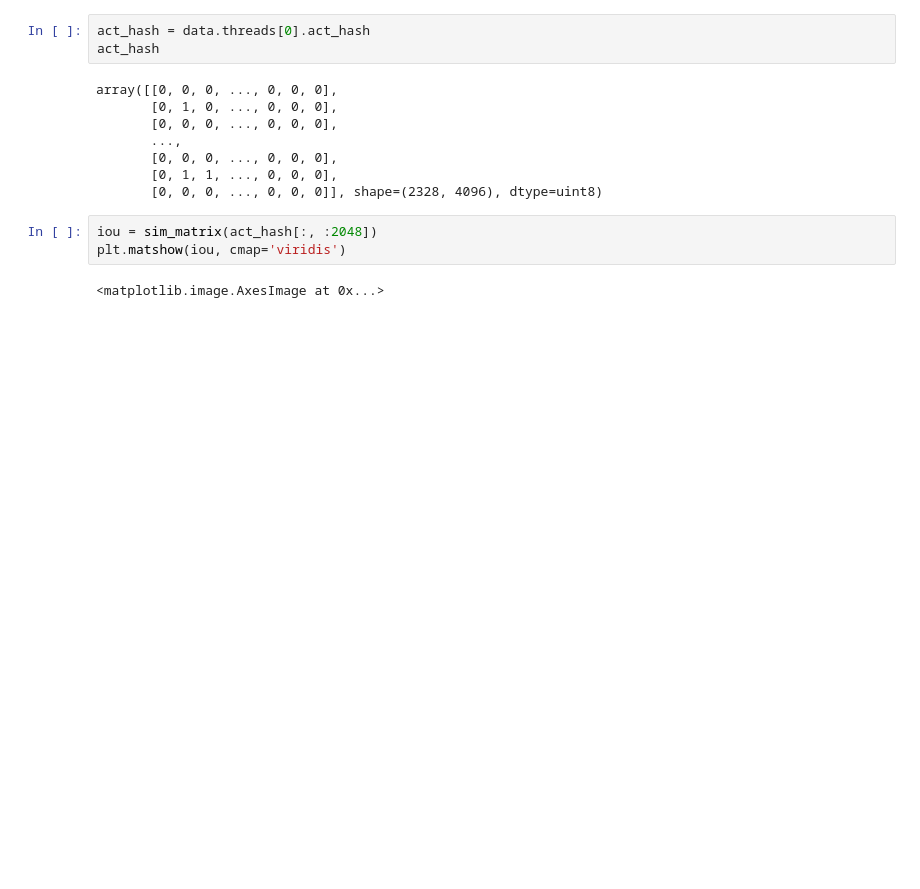
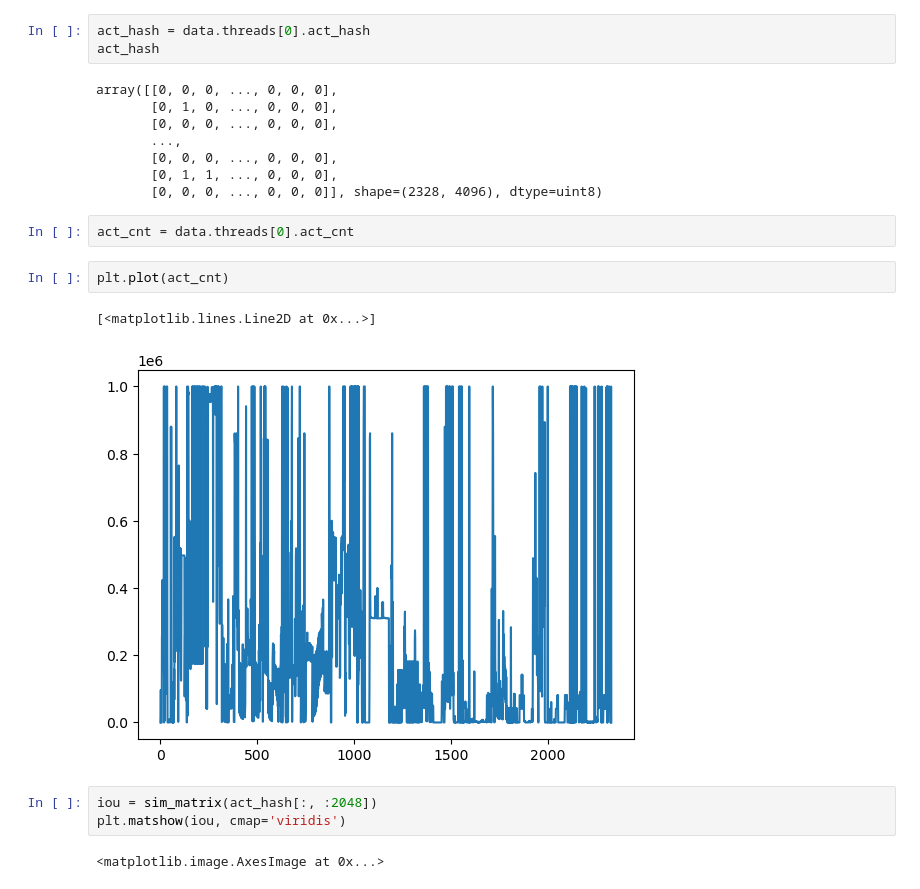
Before and after one commit to pku-liang/p2sim, a Jupyter notebook: analysis2.ipynb, the cells around one changed output. Saved outputs shown, nothing was run; the diff lists cells and outputs as text; blank space fills up the shorter version.

```diff
--- a/analysis2.ipynb
+++ b/analysis2.ipynb
@@ -33,6 +33,13 @@ array([[0, 0, 0, ..., 0, 0, 0],
        [0, 0, 0, ..., 0, 0, 0],
        [0, 1, 1, ..., 0, 0, 0],
        [0, 0, 0, ..., 0, 0, 0]], shape=(2328, 4096), dtype=uint8)
+# %%
+act_cnt = data.threads[0].act_cnt
+# %%
+plt.plot(act_cnt)
+# %% [output]
+[<matplotlib.lines.Line2D at 0x...>]
+[figure, added]
 # %%
 iou = sim_matrix(act_hash[:, :2048])
 plt.matshow(iou, cmap='viridis')
```
